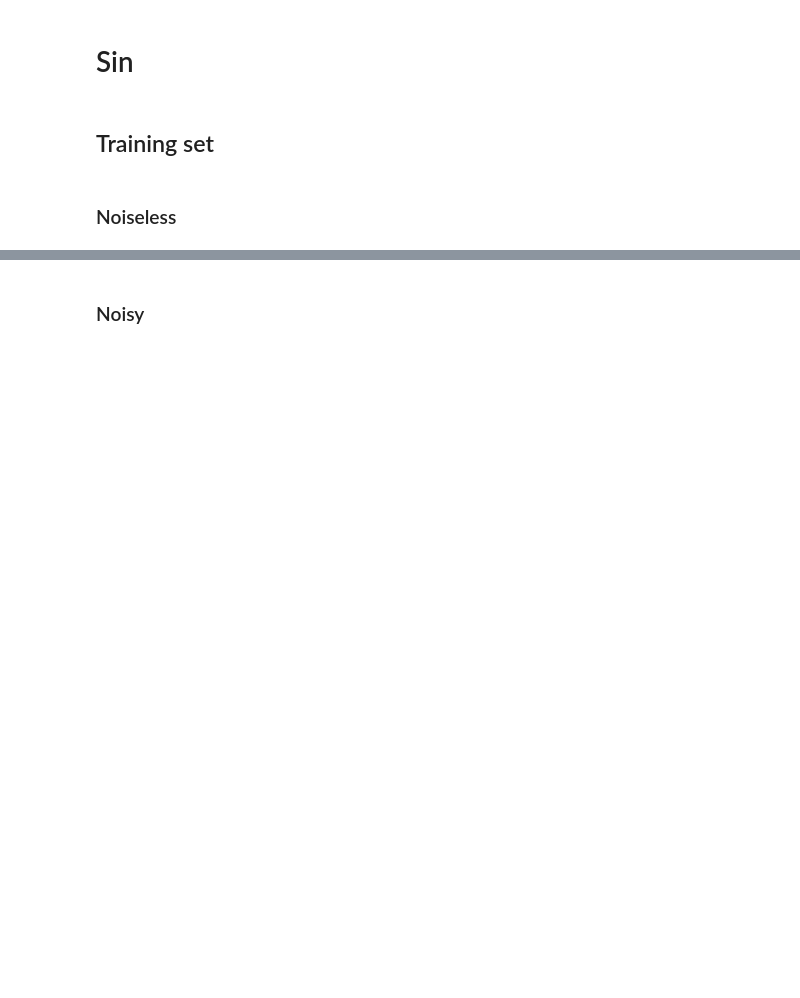
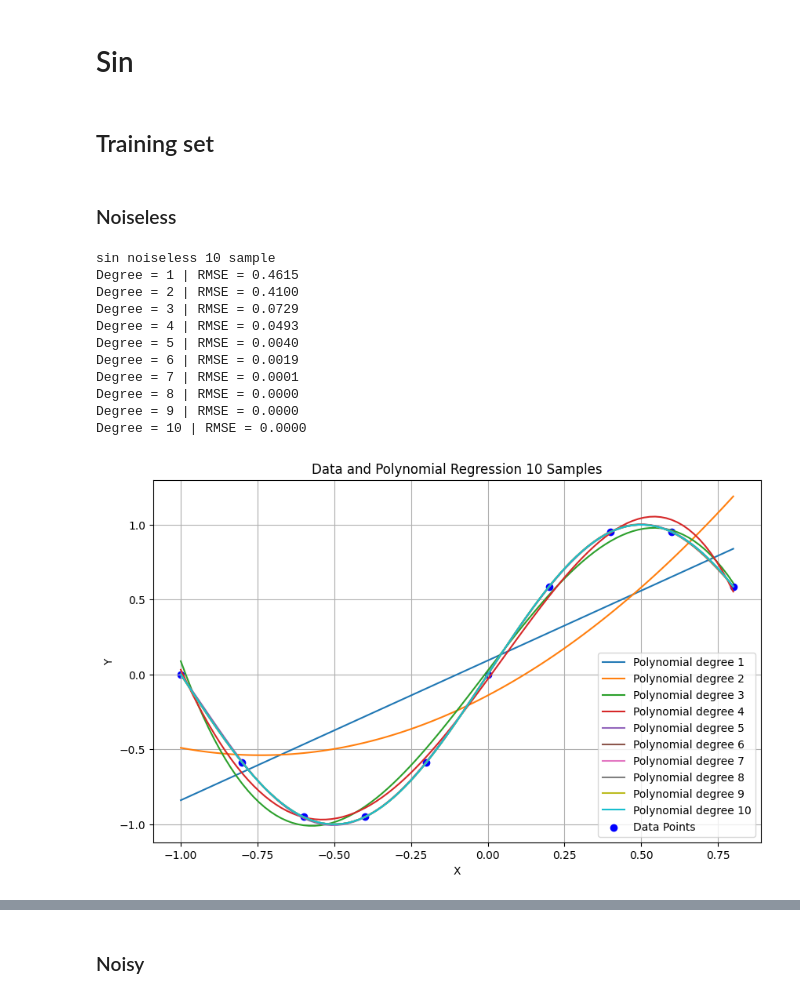
Before and after one commit to JedsadaSrijunpoe/Machine-Learning, a Jupyter notebook: Model_Selection_Q1.ipynb, the cells around one changed output, grey strips where cells are left out. Cells and saved outputs as stored; diff of their text form; code cells hidden in the pictures; blank space fills up the shorter version.

Commit message:
Update model plot

```diff
--- a/Model_Selection_Q1.ipynb
+++ b/Model_Selection_Q1.ipynb
@@ -2,6 +2,7 @@
 import pandas as pd
 import numpy as np
 from sklearn.model_selection import KFold
+import matplotlib.pyplot as plt
 
 MAX_DEGREE = 10
 FOLDS = 10
@@ -59,6 +60,32 @@ def cross_validation(X, y, folds, degree):
         avg_rmse.append(CalculateMSE(X_validate.values.flatten(), np.array(y_validate), result)**(1/2))
         #avg_rmse.append(CalculateMSE_poly(X_validate.values.flatten(), np.array(y_validate), result))
     return np.mean(avg_rmse)
+
+def polynomial_predictions(x, w):
+    degree = len(w) - 1
+    y_pred = np.zeros_like(x)
+    for i in range(degree + 1):
+        y_pred += w[i] * (x ** (degree - i))
+    return y_pred
+
+def model_plot(x, y, w_list):
+    plt.figure(figsize=(10, 6))
+
+    x_range = np.linspace(min(x), max(x), 100)
+
+
+    for i, w in enumerate(w_list):
+        y_pred = polynomial_predictions(x_range, w)
+        label = f'Polynomial degree {i+1}'
+        plt.plot(x_range, y_pred, label=label)
+    plt.scatter(x, y, label='Data Points', color='blue')
+
+    plt.xlabel('X')
+    plt.ylabel('Y')
+    plt.title('Data and Polynomial Regression '+str(len(x))+" Samples")
+    plt.legend()
+    plt.grid(True)
+    plt.show()
 # %% [markdown]
 # Sin
 # %% [markdown]
@@ -68,12 +95,28 @@ def cross_validation(X, y, folds, degree):
 # %%
 # sin noiseless 10 sample
 print("sin noiseless 10 sample")
 df = pd.read_csv("data/sin experiment/sin_noiseless_10sample.csv")
 
+w_list = []
 for degree in range(1, MAX_DEGREE+1):
     w = np.polyfit(df["x"], df["y"], degree)
+    w_list.append(w)
     RMSE = CalculateMSE_poly(df["x"], df["y"], w)**(1/2)
     print(f'Degree = {degree} | RMSE = {RMSE:.4f}')
+model_plot(df["x"],df["y"],w_list)
+# %% [output]
+sin noiseless 10 sample
+Degree = 1 | RMSE = 0.4615
+Degree = 2 | RMSE = 0.4100
+Degree = 3 | RMSE = 0.0729
+Degree = 4 | RMSE = 0.0493
+Degree = 5 | RMSE = 0.0040
+Degree = 6 | RMSE = 0.0019
+Degree = 7 | RMSE = 0.0001
+Degree = 8 | RMSE = 0.0000
+Degree = 9 | RMSE = 0.0000
+Degree = 10 | RMSE = 0.0000
+[figure, added]
 # %%
 # sin noiseless 20 sample
 print("sin noiseless 20 sample")
```
Also changed, not shown: parts of 19 cells of this notebook.
